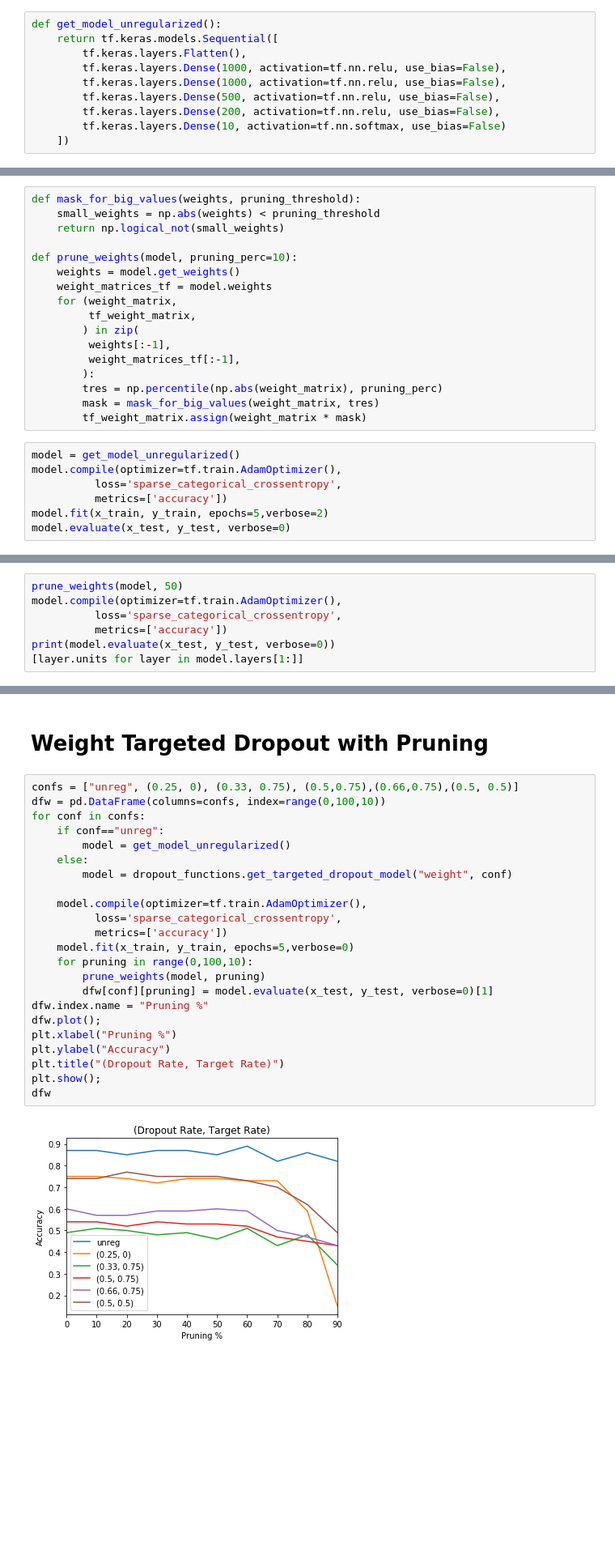
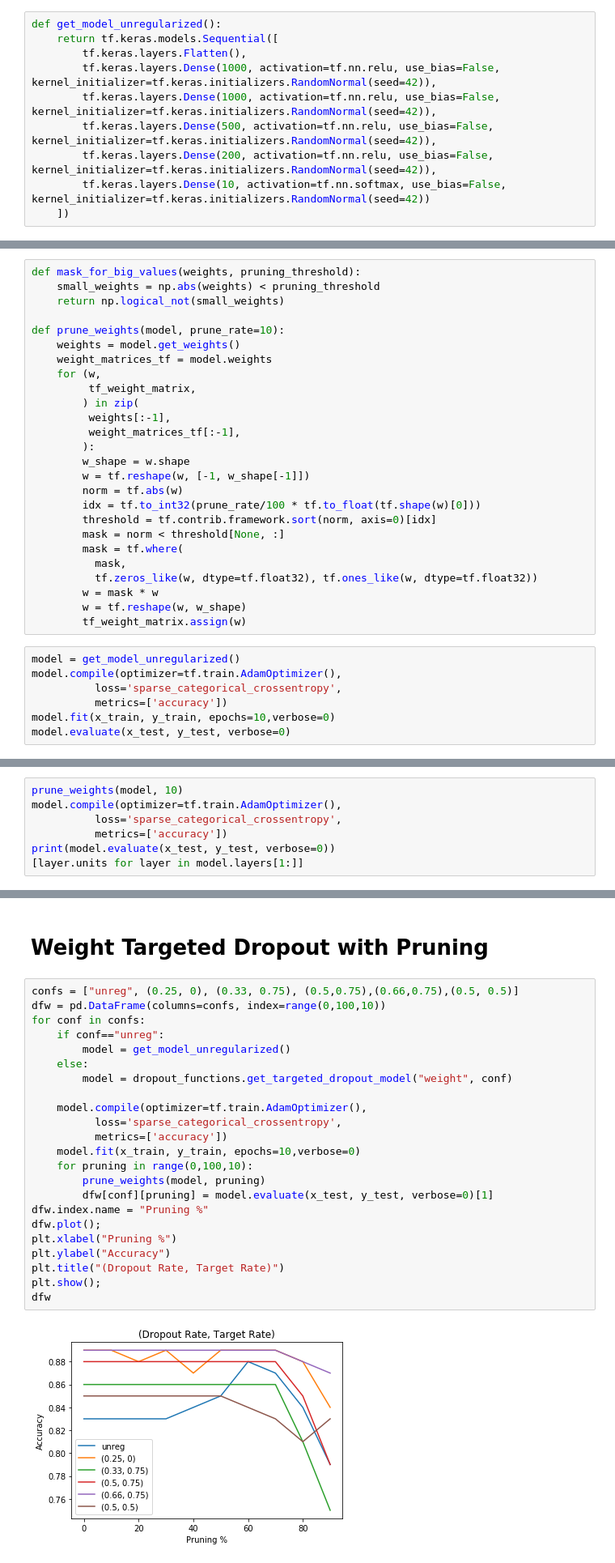
Before and after one commit to sharanry/Targeted-Dropout, a Jupyter notebook: Targeted-Dropout.ipynb, the cells around one changed output, grey strips where cells are left out. Shown at 81% size. Drawn from its saved outputs; the diff is of its cells as text; blank space fills up the shorter version.

Commit message:
Modify prune weights, demostrate lack of reproducibility reproducibility

```diff
--- a/Targeted-Dropout.ipynb
+++ b/Targeted-Dropout.ipynb
@@ -41,11 +49,11 @@ x_test, y_test = x_test[idx], y_test[idx]
 def get_model_unregularized():
     return tf.keras.models.Sequential([
         tf.keras.layers.Flatten(),
-        tf.keras.layers.Dense(1000, activation=tf.nn.relu, use_bias=False),
-        tf.keras.layers.Dense(1000, activation=tf.nn.relu, use_bias=False),
-        tf.keras.layers.Dense(500, activation=tf.nn.relu, use_bias=False),
-        tf.keras.layers.Dense(200, activation=tf.nn.relu, use_bias=False),
-        tf.keras.layers.Dense(10, activation=tf.nn.softmax, use_bias=False)
+        tf.keras.layers.Dense(1000, activation=tf.nn.relu, use_bias=False, kernel_initializer=tf.keras.initializers.RandomNormal(seed=42)),
+        tf.keras.layers.Dense(1000, activation=tf.nn.relu, use_bias=False, kernel_initializer=tf.keras.initializers.RandomNormal(seed=42)),
+        tf.keras.layers.Dense(500, activation=tf.nn.relu, use_bias=False, kernel_initializer=tf.keras.initializers.RandomNormal(seed=42)),
+        tf.keras.layers.Dense(200, activation=tf.nn.relu, use_bias=False, kernel_initializer=tf.keras.initializers.RandomNormal(seed=42)),
+        tf.keras.layers.Dense(10, activation=tf.nn.softmax, use_bias=False, kernel_initializer=tf.keras.initializers.RandomNormal(seed=42))
     ])
 # %%
 model = get_model_unregularized()
@@ -89,23 +97,32 @@ def mask_for_big_values(weights, pruning_threshold):
     small_weights = np.abs(weights) < pruning_threshold
     return np.logical_not(small_weights)
 
-def prune_weights(model, pruning_perc=10):
+def prune_weights(model, prune_rate=10):
     weights = model.get_weights()
     weight_matrices_tf = model.weights
-    for (weight_matrix,
+    for (w,
          tf_weight_matrix,
         ) in zip(
          weights[:-1],
          weight_matrices_tf[:-1],
         ):
-        tres = np.percentile(np.abs(weight_matrix), pruning_perc)
-        mask = mask_for_big_values(weight_matrix, tres)
-        tf_weight_matrix.assign(weight_matrix * mask)
+        w_shape = w.shape
+        w = tf.reshape(w, [-1, w_shape[-1]])
+        norm = tf.abs(w)
+        idx = tf.to_int32(prune_rate/100 * tf.to_float(tf.shape(w)[0]))
+        threshold = tf.contrib.framework.sort(norm, axis=0)[idx]
+        mask = norm < threshold[None, :]
+        mask = tf.where(
+          mask,
+          tf.zeros_like(w, dtype=tf.float32), tf.ones_like(w, dtype=tf.float32))
+        w = mask * w
+        w = tf.reshape(w, w_shape)
+        tf_weight_matrix.assign(w)
 # %%
 model = get_model_unregularized()
 model.compile(optimizer=tf.train.AdamOptimizer(),
           loss='sparse_categorical_crossentropy',
           metrics=['accuracy'])
-model.fit(x_train, y_train, epochs=5,verbose=2)
+model.fit(x_train, y_train, epochs=10,verbose=0)
 model.evaluate(x_test, y_test, verbose=0)
 # %% [output]
@@ -130,5 +139,5 @@ plt.show()
 # %%
-prune_weights(model, 50)
+prune_weights(model, 10)
 model.compile(optimizer=tf.train.AdamOptimizer(),
           loss='sparse_categorical_crossentropy',
           metrics=['accuracy'])
@@ -149,27 +157,27 @@ plt.show()
 # %%
 confs = ["unreg", (0.25, 0), (0.33, 0.75), (0.5,0.75),(0.66,0.75),(0.5, 0.5)]
 dfw = pd.DataFrame(columns=confs, index=range(0,100,10))
 for conf in confs:
     if conf=="unreg":
         model = get_model_unregularized()
     else:
         model = dropout_functions.get_targeted_dropout_model("weight", conf)
 
     model.compile(optimizer=tf.train.AdamOptimizer(),
           loss='sparse_categorical_crossentropy',
           metrics=['accuracy'])
-    model.fit(x_train, y_train, epochs=5,verbose=0)
+    model.fit(x_train, y_train, epochs=10,verbose=0)
     for pruning in range(0,100,10):
         prune_weights(model, pruning)
         dfw[conf][pruning] = model.evaluate(x_test, y_test, verbose=0)[1]
 dfw.index.name = "Pruning %"
 dfw.plot();
 plt.xlabel("Pruning %")
 plt.ylabel("Accuracy")
 plt.title("(Dropout Rate, Target Rate)")
 plt.show();
 dfw
 # %% [output]
-[figure, old version]
+[figure, new version]
 |  | unreg | (0.25, 0) | (0.33, 0.75) | (0.5, 0.75) | (0.66, 0.75) | (0.5, 0.5) |
 | Pruning % |  |  |  |  |  |  |
```
Also changed, not shown: parts of 9 cells of this notebook, 2 other files.
